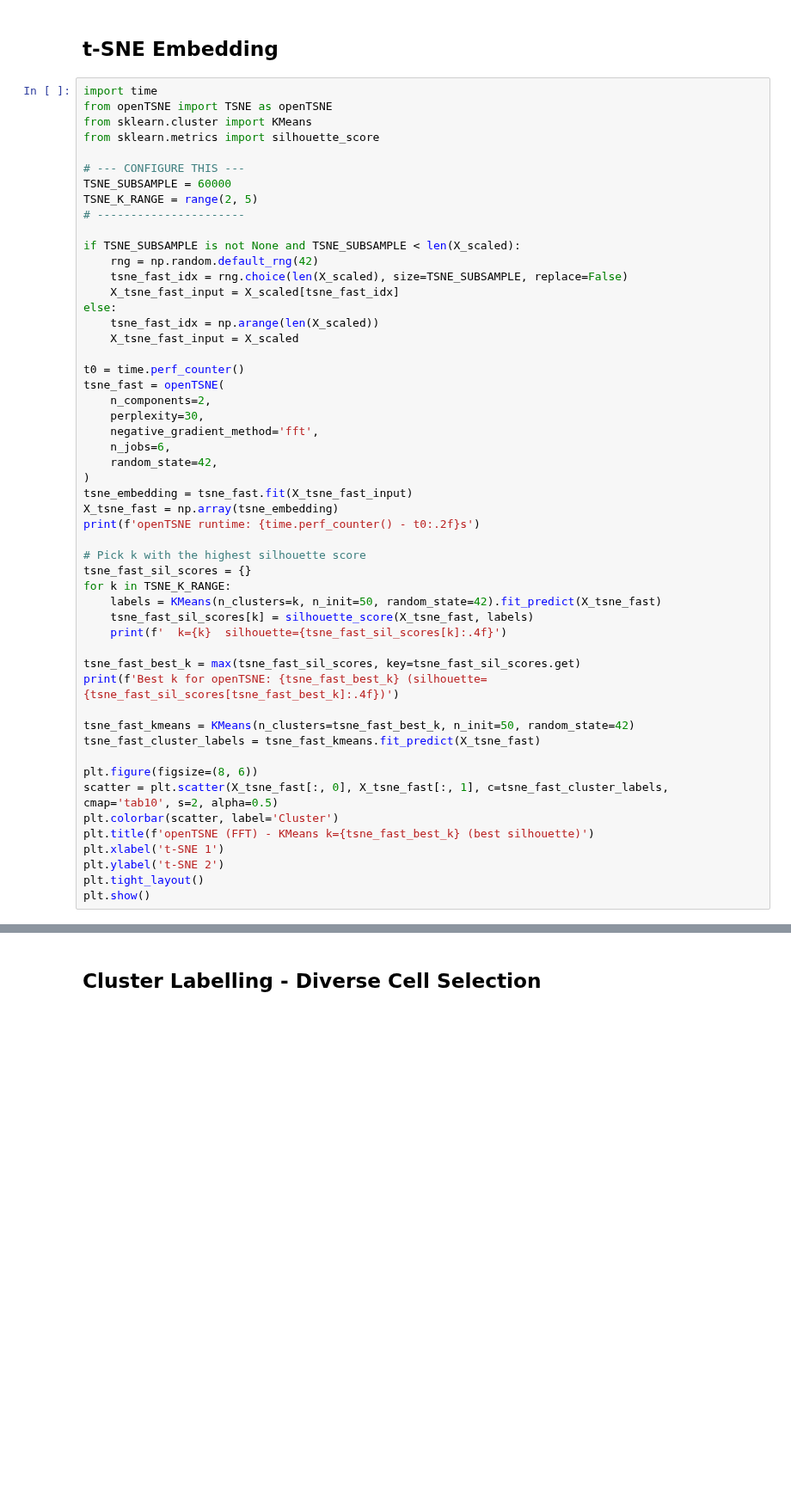
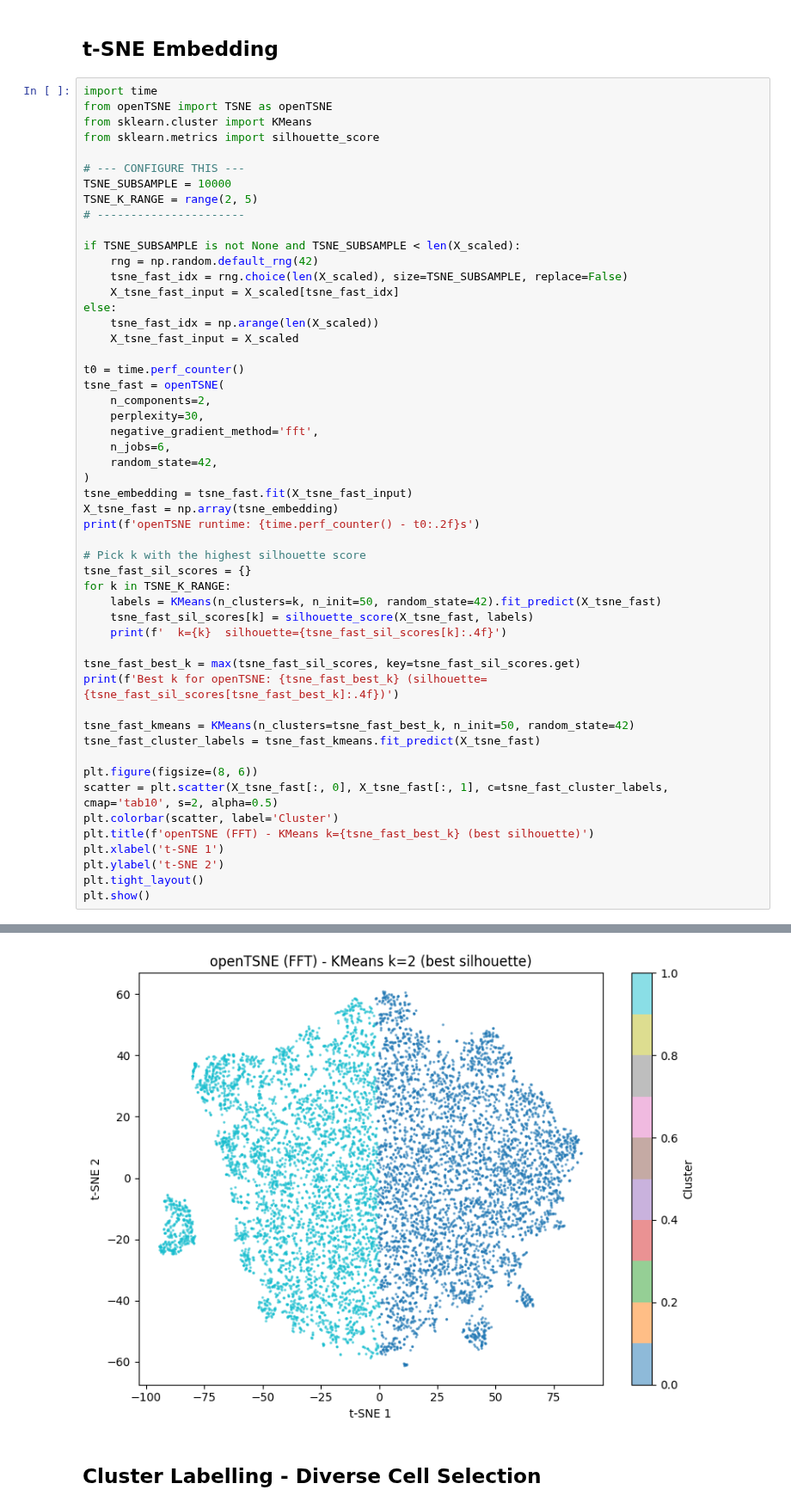
Before and after one commit to cwissyboi/AutomaticMicrogliaMorphologyAnalysis, a Jupyter notebook: initial_pipeline/analysis/cluster_label_cell_selection.ipynb, the cells around one changed output, grey strips where cells are left out. Shown at 86% size. Cells and saved outputs as stored; diff of their text form; blank space fills up the shorter version.

```diff
--- a/initial_pipeline/analysis/cluster_label_cell_selection.ipynb
+++ b/initial_pipeline/analysis/cluster_label_cell_selection.ipynb
@@ -106,7 +116,7 @@ from sklearn.cluster import KMeans
 from sklearn.metrics import silhouette_score
 
 # --- CONFIGURE THIS ---
-TSNE_SUBSAMPLE = 60000
+TSNE_SUBSAMPLE = 10000
 TSNE_K_RANGE = range(2, 5)
 # ----------------------
 
@@ -151,3 +161,4 @@ plt.xlabel('t-SNE 1')
 plt.ylabel('t-SNE 2')
 plt.tight_layout()
 plt.show()
+# %% [output]
@@ -154,3 +170,4 @@ plt.show()
+[figure, added]
 # %% [markdown]
 ## Cluster Labelling - Diverse Cell Selection
 # %%
```
Also changed, not shown: parts of 10 cells of this notebook.
